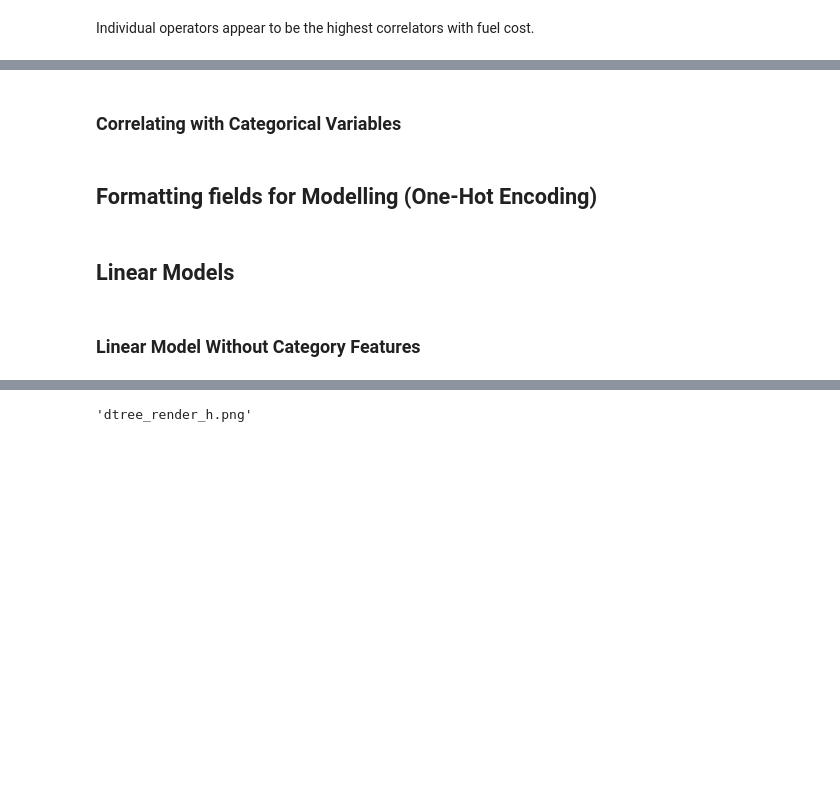
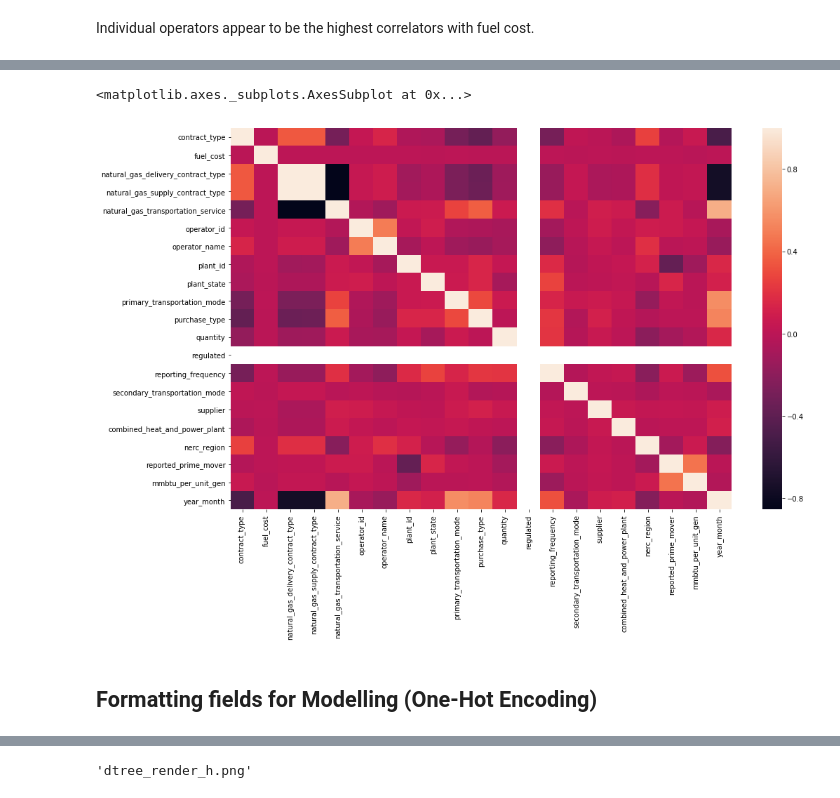
Before and after one commit to ortsed/eia-fuel-costs, a Jupyter notebook: 6-Preliminary-Analysis-Natural-Gas.ipynb, the cells around one changed output, grey strips where cells are left out. Saved outputs shown, nothing was run; the diff lists cells and outputs as text; code cells hidden in the pictures; blank space fills up the shorter version.

```diff
--- a/6-Preliminary-Analysis-Natural-Gas.ipynb
+++ b/6-Preliminary-Analysis-Natural-Gas.ipynb
@@ -25,4 +28,6 @@ df.head()
 | 2 | 0.0 | 1.039 | NaN | 0.00 | ... |
 | 3 | 0.0 | 1.039 | NaN | 0.00 | ... |
 | 4 | 0.0 | 1.039 | NaN | 0.00 | ... |
+# %%
+df.plant_id = df.plant_id.astype(str)
 # %%
@@ -47,5 +52,9 @@ dtypes: float64(10), int64(19), object(36)
 memory usage: 218.5+ MB
 # %% [markdown]
 # Just Get Natural Gas Entries
+# %%
+ng_fields = [ 'contract_type', 'fuel_cost', 'natural_gas_delivery_contract_type', 'natural_gas_supply_contract_type', 'natural_gas_transportation_service', 'operator_id',  'plant_id', 'plant_state', 'primary_transportation_mode', 'purchase_type', 'quantity', 'regulated', "reporting_frequency", "secondary_transportation_mode", "supplier", "combined_heat_and_power_plant", "nerc_region", "reported_prime_mover", "mmbtu_per_unit_gen", "year_month"]
+
+df_ng = df[df["fuel_group"] == "Natural Gas"][ng_fields]
 # %% [markdown]
 ## Correlations
@@ -52 +63,16 @@ memory usage: 218.5+ MB
+# %%
+le = LabelEncoder()
+not_encode = []
+to_encode = []
+for fld, fld_type in df_ng[ng_fields].dtypes.items():
+    if "object" == fld_type:
+        to_encode.append(fld)
+    else:
+        not_encode.append(fld)
+
+for col in to_encode:
+    try:
+        df_ng[col] = le.fit_transform(df_ng[col])
+    except:
+        print(col)
 # %%
@@ -122,5 +177,10 @@ corrs[0:20]
-# %% [markdown]
-### Correlating with Categorical Variables
+# %%
+fig = plt.figure(figsize=(16,10))
+import seaborn as sns
+sns.heatmap(corr)
+# %% [output]
+<matplotlib.axes._subplots.AxesSubplot at 0x...>
+[figure, added]
 # %% [markdown]
 ## Formatting fields for Modelling (One-Hot Encoding)
 # %%
@@ -148,4 +207,0 @@ df_ng = get_ng()
-# %% [markdown]
-## Linear Models
-# %% [markdown]
-### Linear Model Without Category Features
```
Also changed, not shown: parts of 92 cells of this notebook, 3 other files.
